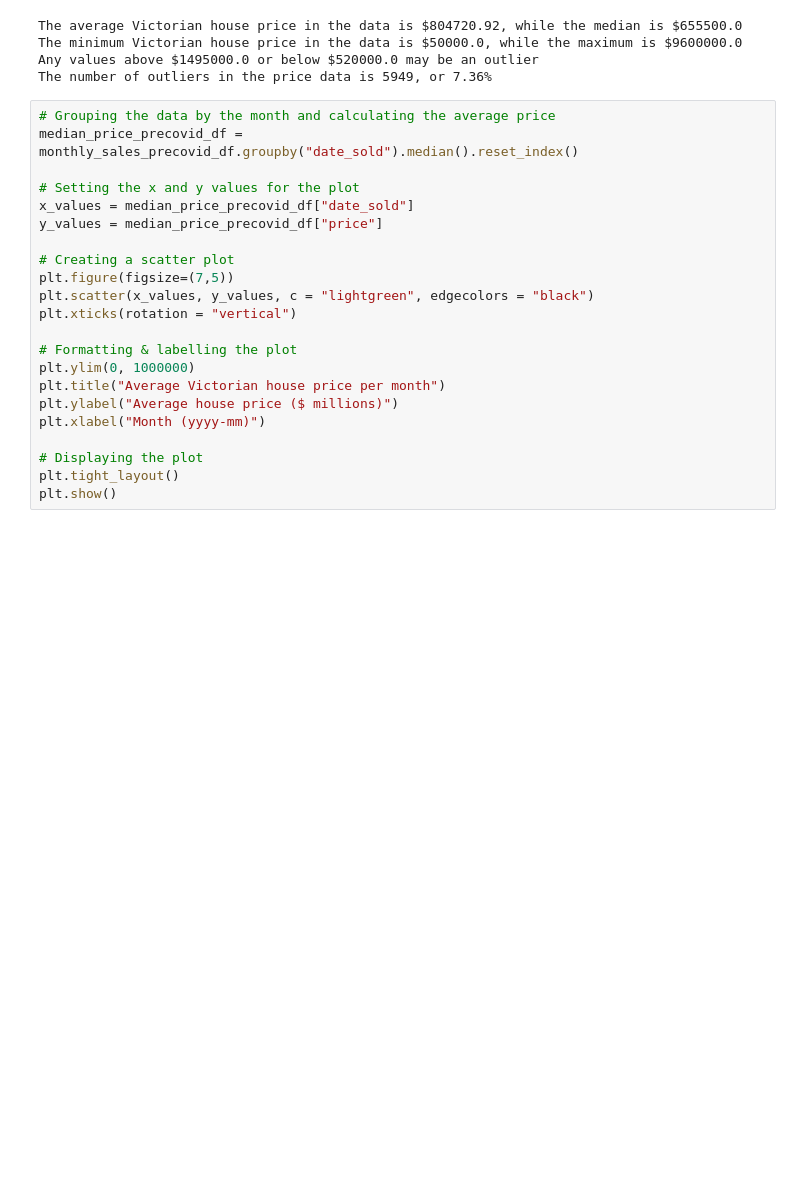
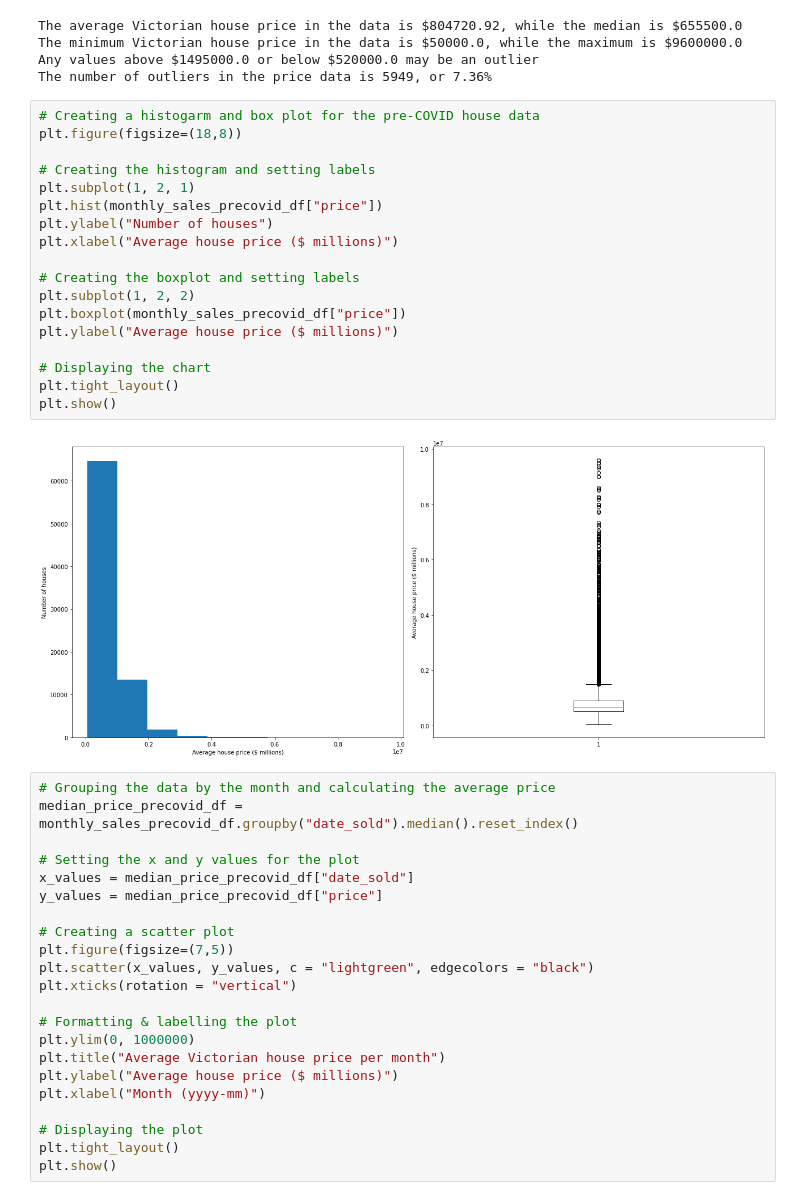
Before and after one commit to jeremychiaa/covid-victorian-real-estate, a Jupyter notebook: cleaned_house.ipynb, the cells around one changed output. Drawn from its saved outputs; the diff is of its cells as text; blank space fills up the shorter version.

```diff
--- a/cleaned_house.ipynb
+++ b/cleaned_house.ipynb
@@ -202,6 +202,26 @@ The average Victorian house price in the data is $804720.92, while the median is
 The minimum Victorian house price in the data is $50000.0, while the maximum is $9600000.0
 Any values above $1495000.0 or below $520000.0 may be an outlier
 The number of outliers in the price data is 5949, or 7.36%
+# %%
+# Creating a histogarm and box plot for the pre-COVID house data
+plt.figure(figsize=(18,8))
+
+# Creating the histogram and setting labels
+plt.subplot(1, 2, 1)
+plt.hist(monthly_sales_precovid_df["price"])
+plt.ylabel("Number of houses")
+plt.xlabel("Average house price ($ millions)")
+
+# Creating the boxplot and setting labels
+plt.subplot(1, 2, 2)
+plt.boxplot(monthly_sales_precovid_df["price"])
+plt.ylabel("Average house price ($ millions)")
+
+# Displaying the chart
+plt.tight_layout()
+plt.show()
+# %% [output]
+[figure, added]
 # %%
 # Grouping the data by the month and calculating the average price
 median_price_precovid_df = monthly_sales_precovid_df.groupby("date_sold").median().reset_index()
```
Also changed, not shown: parts of 12 cells of this notebook, 1 other file.
